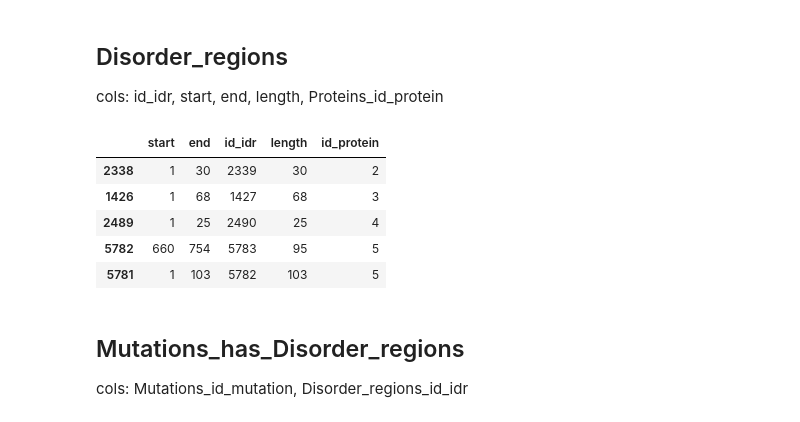
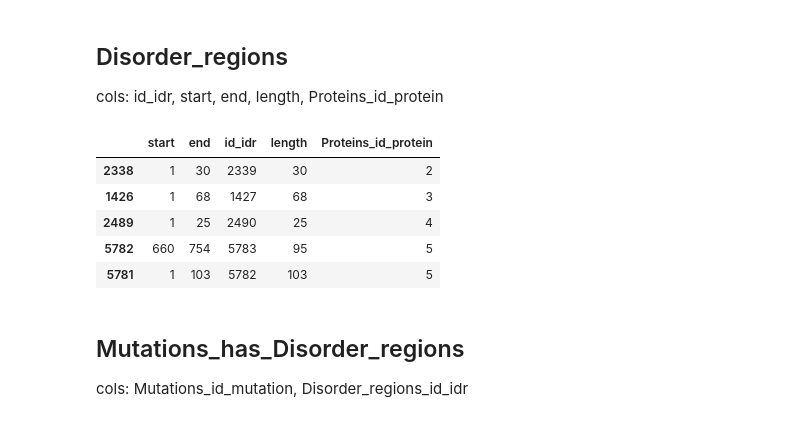
Before and after one commit to alvaro-2/mutations, a Jupyter notebook: rangos.ipynb, the cells around one changed output. Drawn from its saved outputs; the diff is of its cells as text; code cells hidden in the pictures.

```diff
--- a/rangos.ipynb
+++ b/rangos.ipynb
@@ -546,10 +549,10 @@ disorder['length'] = disorder.end - disorder.start + 1
 # %%
 Disorder_regions = disorder.rename(columns={'uniprot': 'uniprot_acc'}).merge(id_proteins).sort_values('id_protein')
 Disorder_regions.drop(columns='uniprot_acc', inplace= True)
-Disorder_regions.rename(columns={'id_proteins': 'Proteins_id_proteins'}, inplace= True)
+Disorder_regions.rename(columns={'id_protein': 'Proteins_id_protein'}, inplace= True)
 Disorder_regions.head()
 # %% [output]
-|  | start | end | id_idr | length | id_protein |
+|  | start | end | id_idr | length | Proteins_id_protein |
 | 2338 | 1 | 30 | 2339 | 30 | 2 |
 | 1426 | 1 | 68 | 1427 | 68 | 3 |
 | 2489 | 1 | 25 | 2490 | 25 | 4 |
```
Also changed, not shown: parts of 10 cells of this notebook.
